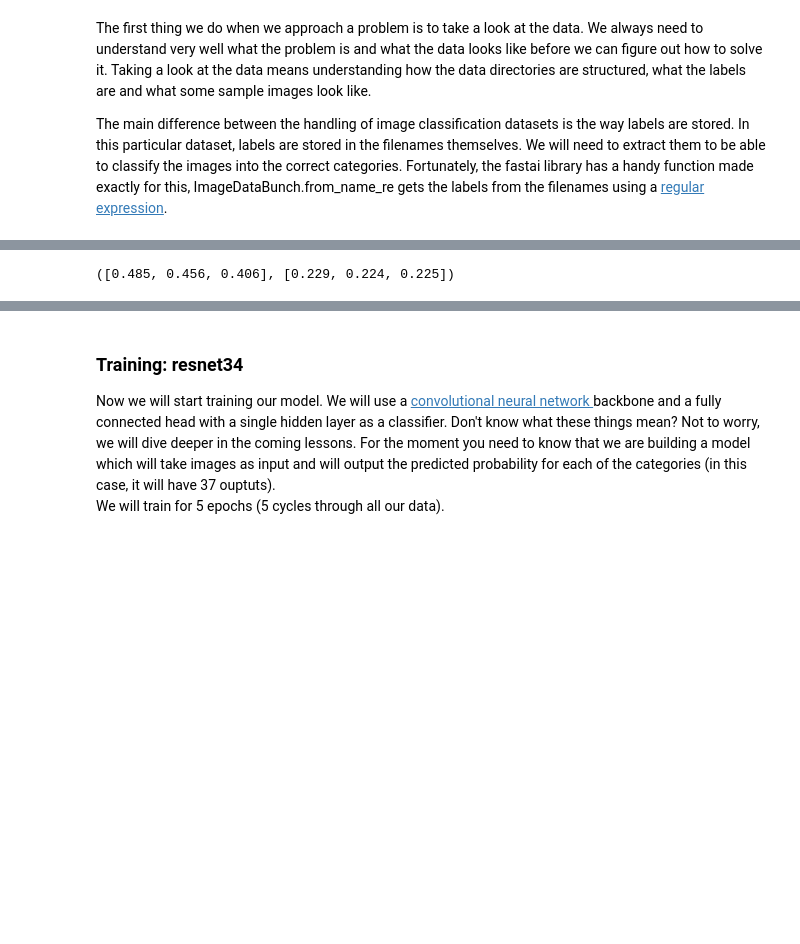
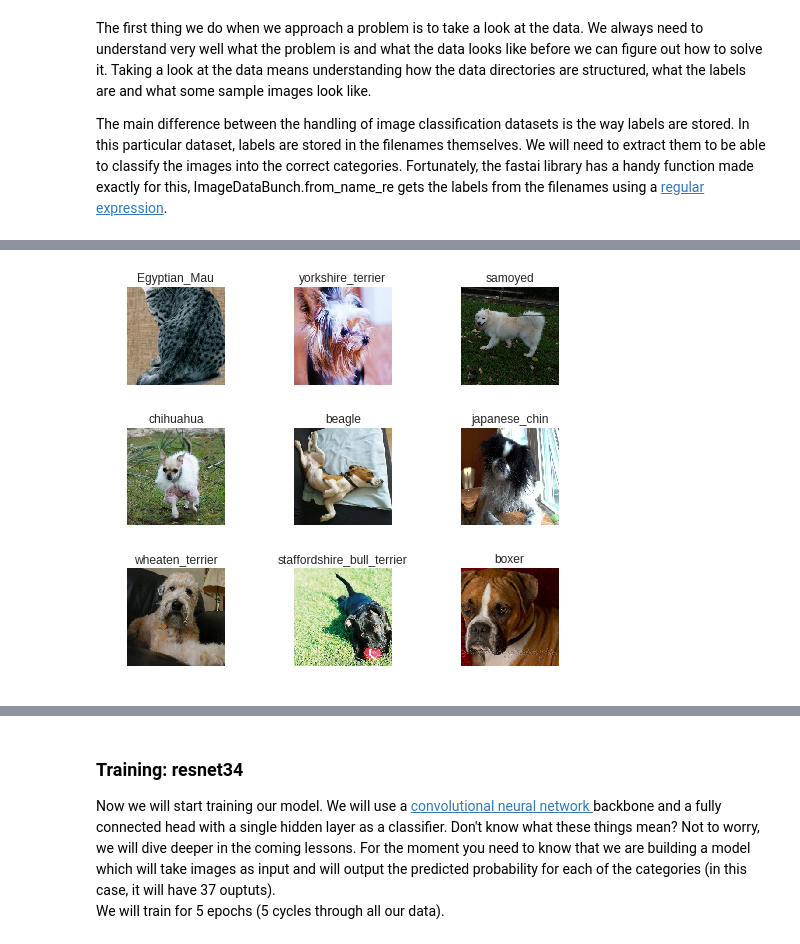
Before and after one commit to KristianHiggins/fastaic1v3, a Jupyter notebook: fastaic1v3e1.ipynb, the cells around one changed output, grey strips where cells are left out. Drawn from its saved outputs; the diff is of its cells as text; code cells hidden in the pictures; blank space fills up the shorter version.

```diff
--- a/fastaic1v3e1.ipynb
+++ b/fastaic1v3e1.ipynb
@@ -99,10 +99,10 @@ pat = r'/([^/]+)_\d+.jpg$'
 # %%
 data = ImageDataBunch.from_name_re(path_img, fnames, pat, ds_tfms=get_transforms(), size=224)
 data.normalize(imagenet_stats)
-# %%
-imagenet_stats
-# %% [output]
-([0.485, 0.456, 0.406], [0.229, 0.224, 0.225])
+# %%
+data.show_batch(rows=3, figsize=(7,6))
+# %% [output]
+[figure, added]
 # %%
 print(data.classes)
 len(data.classes),data.c
```
Also changed, not shown: parts of 7 cells of this notebook.
